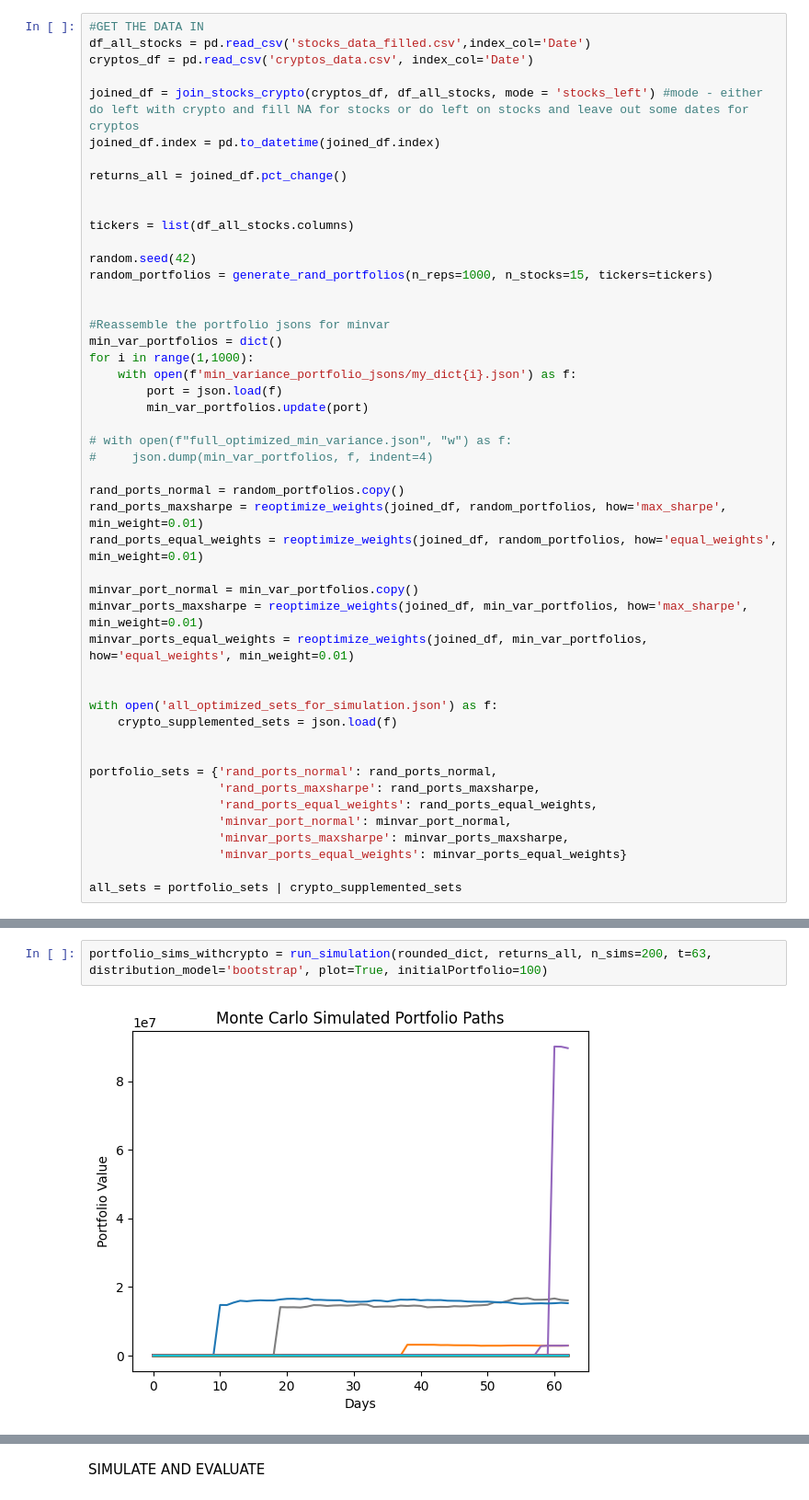
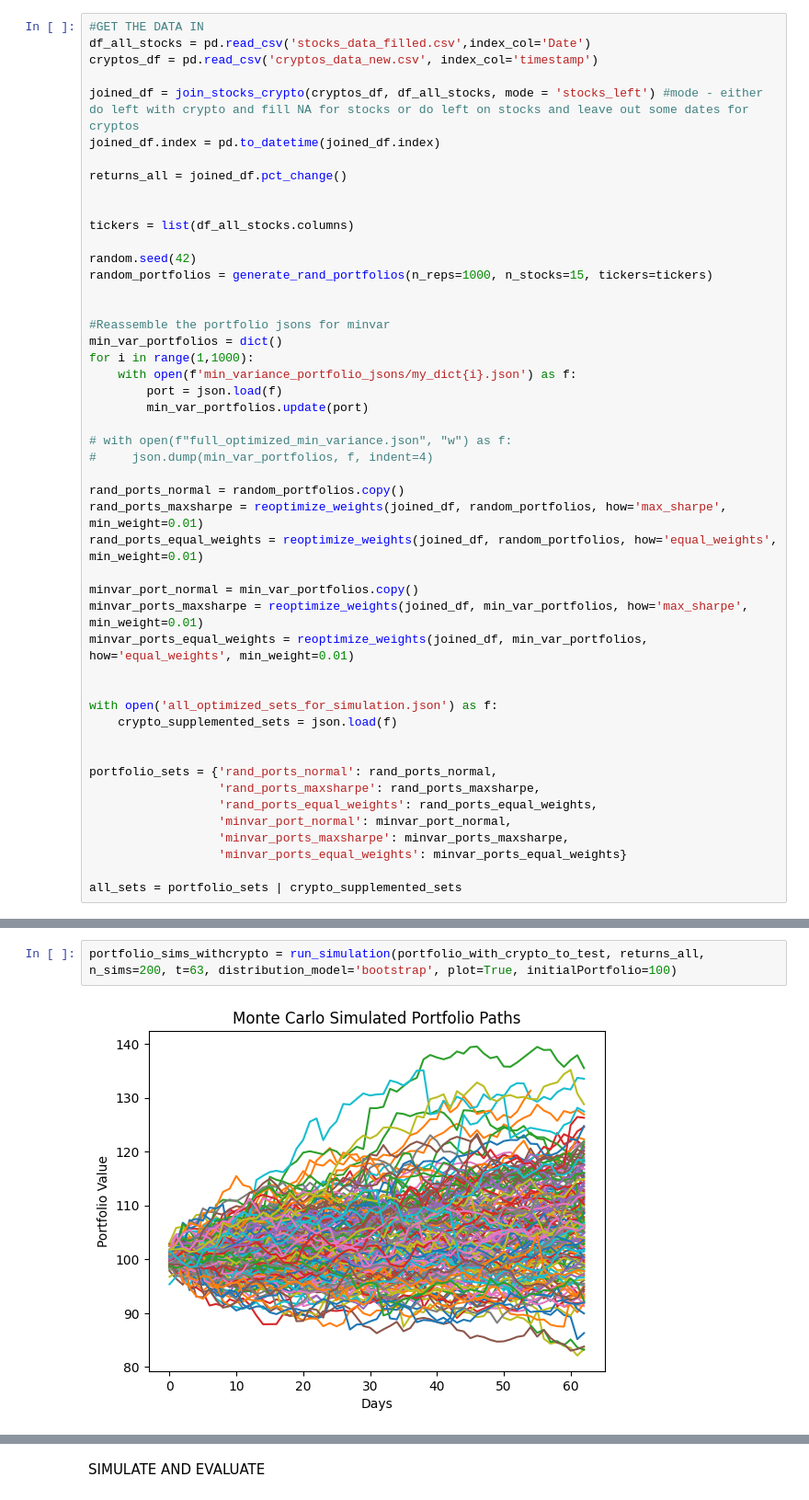
Before and after one commit to KirillKovalchuk02/thesis_clustering, a Jupyter notebook: simulation.ipynb, the cells around one changed output, grey strips where cells are left out. Shown: that part at 92% size. Cells and saved outputs as stored; diff of their text form.

```diff
--- a/simulation.ipynb
+++ b/simulation.ipynb
@@ -9,7 +11,7 @@ from functions_post_clustering import simulate_evaluate_portfolio_subset, reopti
 # %%
 #GET THE DATA IN
 df_all_stocks = pd.read_csv('stocks_data_filled.csv',index_col='Date')
-cryptos_df = pd.read_csv('cryptos_data.csv', index_col='Date')
+cryptos_df = pd.read_csv('cryptos_data_new.csv', index_col='timestamp')
 
 joined_df = join_stocks_crypto(cryptos_df, df_all_stocks, mode = 'stocks_left') #mode - either do left with crypto and fill NA for stocks or do left on stocks and leave out some dates for cryptos
 joined_df.index = pd.to_datetime(joined_df.index)
@@ -110,4 +66,4 @@ sum(rounded_dict.values())
 # %%
-portfolio_sims_withcrypto = run_simulation(rounded_dict, returns_all, n_sims=200, t=63, distribution_model='bootstrap', plot=True, initialPortfolio=100)
+portfolio_sims_withcrypto = run_simulation(portfolio_with_crypto_to_test, returns_all, n_sims=200, t=63, distribution_model='bootstrap', plot=True, initialPortfolio=100)
 # %% [output]
-[figure, old version]
+[figure, new version]
```
Also changed, not shown: parts of 12 cells of this notebook, 6 other files.
